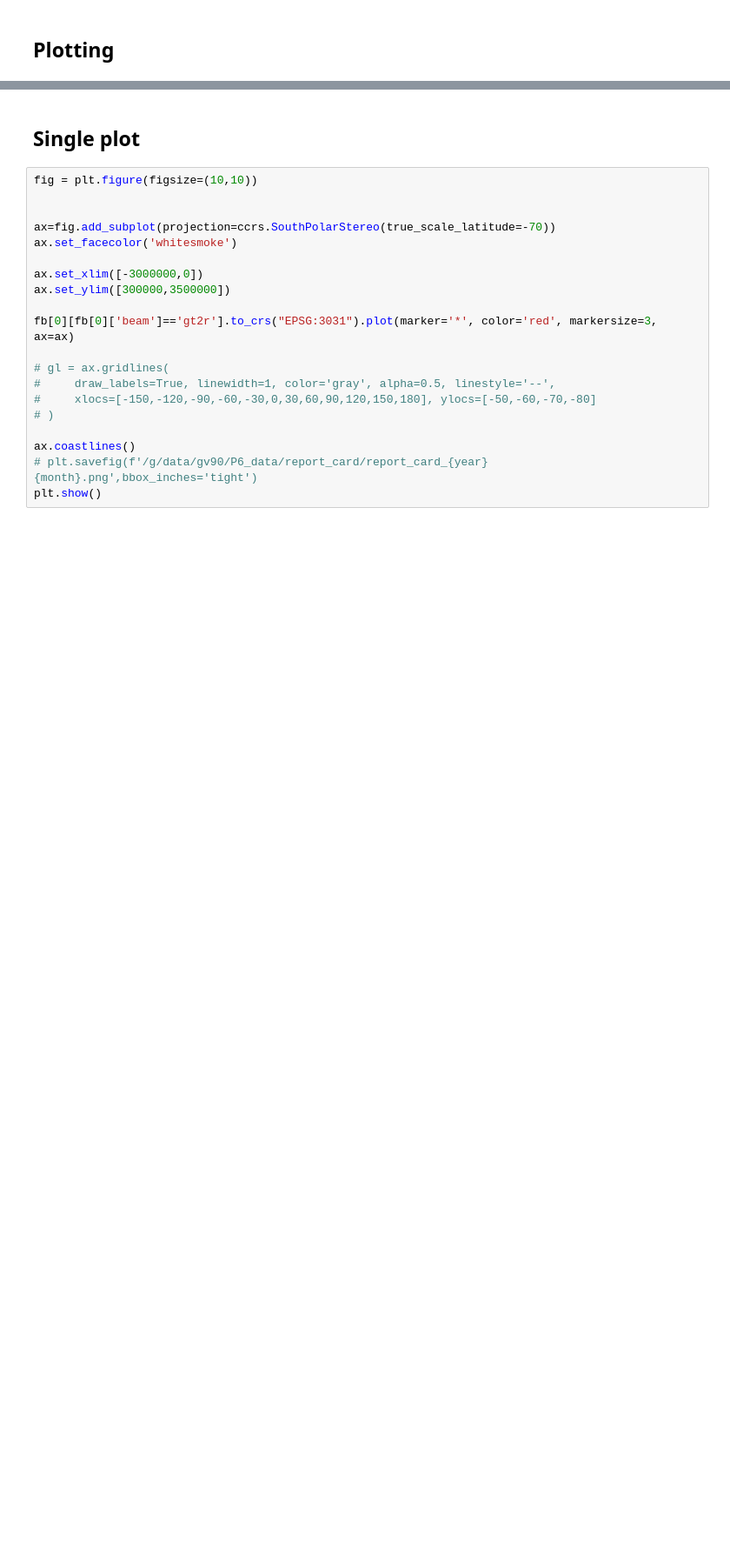
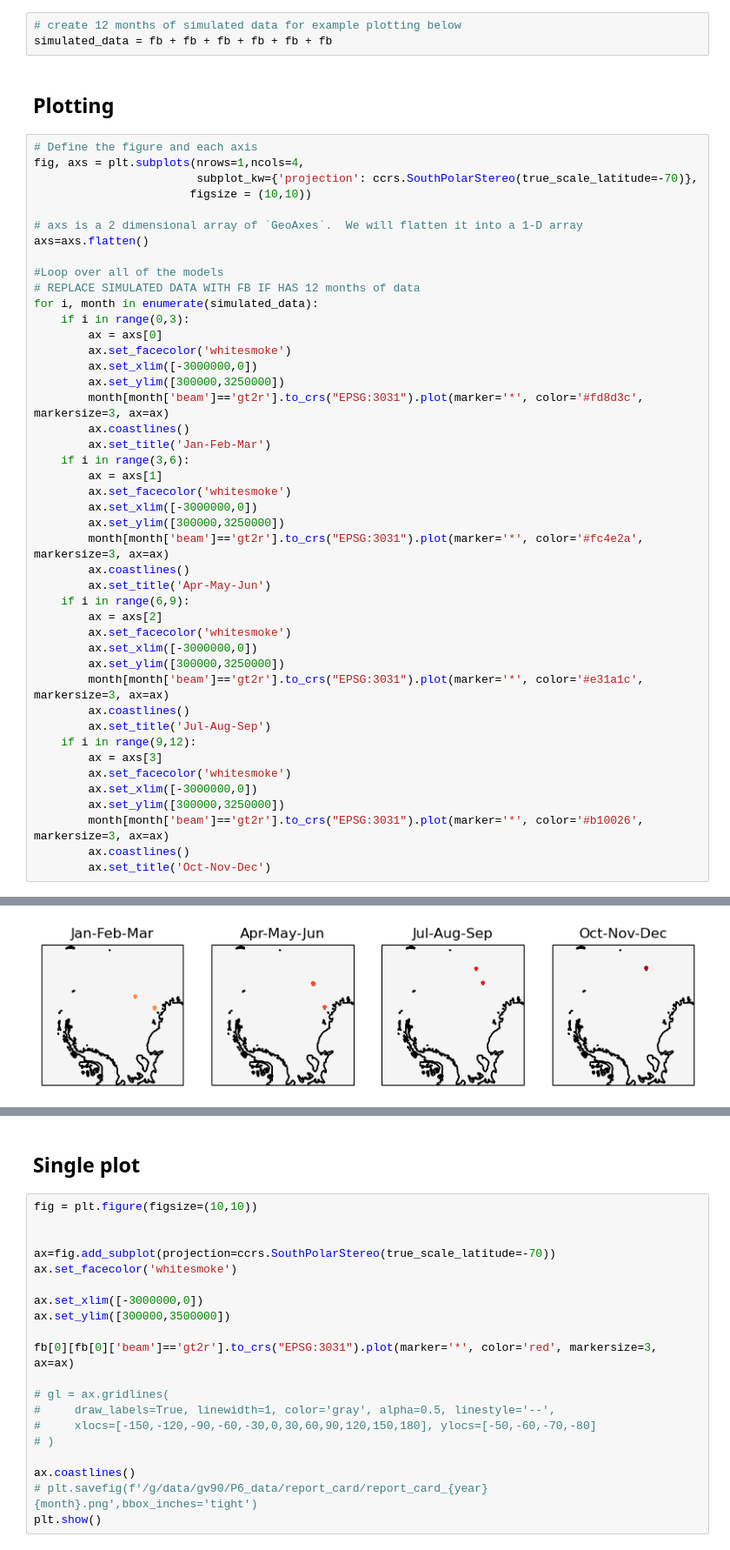
Before and after one commit to ICESAT-2HackWeek/floes, a Jupyter notebook: contributors/smtc/plot_track_data_.ipynb, the cells around one changed output, grey strips where cells are left out. Shown at 87% size. Saved outputs shown, nothing was run; the diff lists cells and outputs as text; blank space fills up the shorter version.

Commit message:
add changes for 12 months of data

```diff
--- a/contributors/smtc/plot_track_data_.ipynb
+++ b/contributors/smtc/plot_track_data_.ipynb
@@ -160,5 +160,53 @@ processing /g/data/gv90/P6_data/NSIDC/ICESat2/YOUNG_ATL10_ONEMONTH/ATL10-02_2018
 # %%
 # We are only grabbing one month here and converting it to csv
 # fb[1].to_csv("/g/data/jk72/sc0554/floes/beam_fb_height_young_data_201811.csv")
+# %%
+# create 12 months of simulated data for example plotting below
+simulated_data = fb + fb + fb + fb + fb + fb
 # %% [markdown]
 ## Plotting
+# %%
+# Define the figure and each axis
+fig, axs = plt.subplots(nrows=1,ncols=4,
+                        subplot_kw={'projection': ccrs.SouthPolarStereo(true_scale_latitude=-70)},
+                       figsize = (10,10))
+
+# axs is a 2 dimensional array of `GeoAxes`.  We will flatten it into a 1-D array
+axs=axs.flatten()
+
+#Loop over all of the models
+# REPLACE SIMULATED DATA WITH FB IF HAS 12 months of data
+for i, month in enumerate(simulated_data):
+    if i in range(0,3):
+        ax = axs[0]
+        ax.set_facecolor('whitesmoke')
+        ax.set_xlim([-3000000,0])
+        ax.set_ylim([300000,3250000])
+        month[month['beam']=='gt2r'].to_crs("EPSG:3031").plot(marker='*', color='#fd8d3c', markersize=3, ax=ax)
+        ax.coastlines()
+        ax.set_title('Jan-Feb-Mar')
+    if i in range(3,6):
+        ax = axs[1]
+        ax.set_facecolor('whitesmoke')
+        ax.set_xlim([-3000000,0])
+        ax.set_ylim([300000,3250000])
+        month[month['beam']=='gt2r'].to_crs("EPSG:3031").plot(marker='*', color='#fc4e2a', markersize=3, ax=ax)
+        ax.coastlines()
+        ax.set_title('Apr-May-Jun')
+    if i in range(6,9):
+        ax = axs[2]
+        ax.set_facecolor('whitesmoke')
+        ax.set_xlim([-3000000,0])
+        ax.set_ylim([300000,3250000])
+        month[month['beam']=='gt2r'].to_crs("EPSG:3031").plot(marker='*', color='#e31a1c', markersize=3, ax=ax)
+        ax.coastlines()
+        ax.set_title('Jul-Aug-Sep')
+    if i in range(9,12):
+        ax = axs[3]
+        ax.set_facecolor('whitesmoke')
+        ax.set_xlim([-3000000,0])
+        ax.set_ylim([300000,3250000])
+        month[month['beam']=='gt2r'].to_crs("EPSG:3031").plot(marker='*', color='#b10026', markersize=3, ax=ax)
+        ax.coastlines()
+        ax.set_title('Oct-Nov-Dec')
+# %% [output]
@@ -165,3 +230,4 @@ processing /g/data/gv90/P6_data/NSIDC/ICESat2/YOUNG_ATL10_ONEMONTH/ATL10-02_2018
+[figure, added]
 # %%
 # Define the figure and each axis
 fig, axs = plt.subplots(nrows=1,ncols=2,
```
Also changed, not shown: parts of 2 cells of this notebook.
